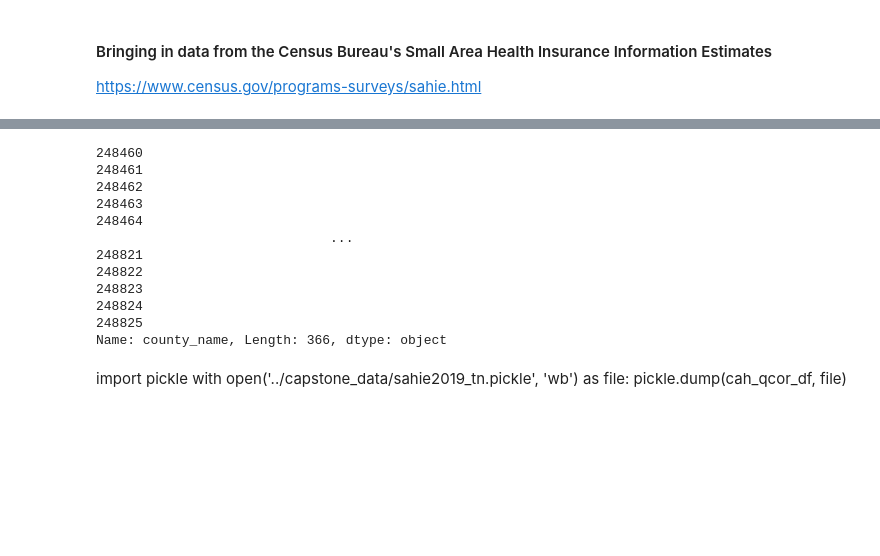
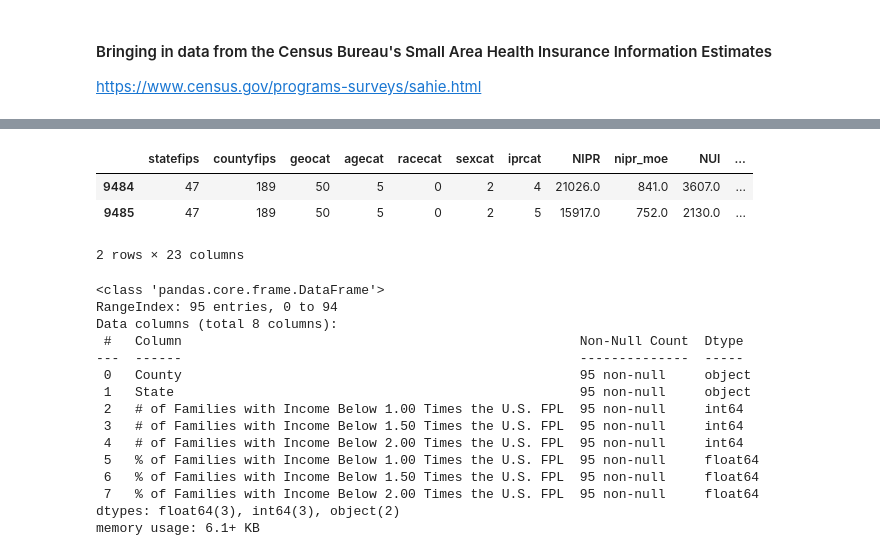
Before and after one commit to MWeissSharp/tn-rural-health-data, a Jupyter notebook: notebooks/supporting_data.ipynb, the cells around one changed output, grey strips where cells are left out. Cells and saved outputs as stored; diff of their text form; code cells hidden in the pictures; blank space fills up the shorter version.

```diff
--- a/notebooks/supporting_data.ipynb
+++ b/notebooks/supporting_data.ipynb
@@ -29,18 +67,10 @@ sahie_tn
-# %%
-sahie_tn.loc[sahie_tn['countyfips'] == 0]['county_name']
-# %% [output]
-248460
-248461
-248462
-248463
-248464
-                              ...
-248821
-248822
-248823
-248824
-248825
-Name: county_name, Length: 366, dtype: object
-# %% [markdown]
-import pickle
-with open('../capstone_data/sahie2019_tn.pickle', 'wb') as file: pickle.dump(cah_qcor_df, file)
+# %%
+sahie_tn = sahie_tn.drop(columns = ['year', 'version'])
+# %%
+sahie_tn = sahie_tn.reset_index(drop=True)
+sahie_tn.tail(2)
+# %% [output]
+|  | statefips | countyfips | geocat | agecat | racecat | sexcat | iprcat | NIPR | nipr_moe | NUI | ... |
+| 9484 | 47 | 189 | 50 | 5 | 0 | 2 | 4 | 21026.0 | 841.0 | 3607.0 | ... |
+| 9485 | 47 | 189 | 50 | 5 | 0 | 2 | 5 | 15917.0 | 752.0 | 2130.0 | ... |
+2 rows × 23 columns
@@ -46,0 +79,22 @@ with open('../capstone_data/sahie2019_tn.pickle', 'wb') as file: pickle.dump(cah
+# %%
+hrsa_poverty = pd.read_excel('../capstone_data/HRSA_poverty_details.xlsx')
+
+hrsa_poverty = hrsa_poverty.drop(columns = ['State County FIPS Code', 'Geography Type'])
+
+hrsa_poverty.info()
+# %% [output]
+<class 'pandas.core.frame.DataFrame'>
+RangeIndex: 95 entries, 0 to 94
+Data columns (total 8 columns):
+ #   Column                                                   Non-Null Count  Dtype
+---  ------                                                   --------------  -----
+ 0   County                                                   95 non-null     object
+ 1   State                                                    95 non-null     object
+ 2   # of Families with Income Below 1.00 Times the U.S. FPL  95 non-null     int64
+ 3   # of Families with Income Below 1.50 Times the U.S. FPL  95 non-null     int64
+ 4   # of Families with Income Below 2.00 Times the U.S. FPL  95 non-null     int64
+ 5   % of Families with Income Below 1.00 Times the U.S. FPL  95 non-null     float64
+ 6   % of Families with Income Below 1.50 Times the U.S. FPL  95 non-null     float64
+ 7   % of Families with Income Below 2.00 Times the U.S. FPL  95 non-null     float64
+dtypes: float64(3), int64(3), object(2)
+memory usage: 6.1+ KB
```
Also changed, not shown: parts of 8 cells of this notebook, 4 other files.
